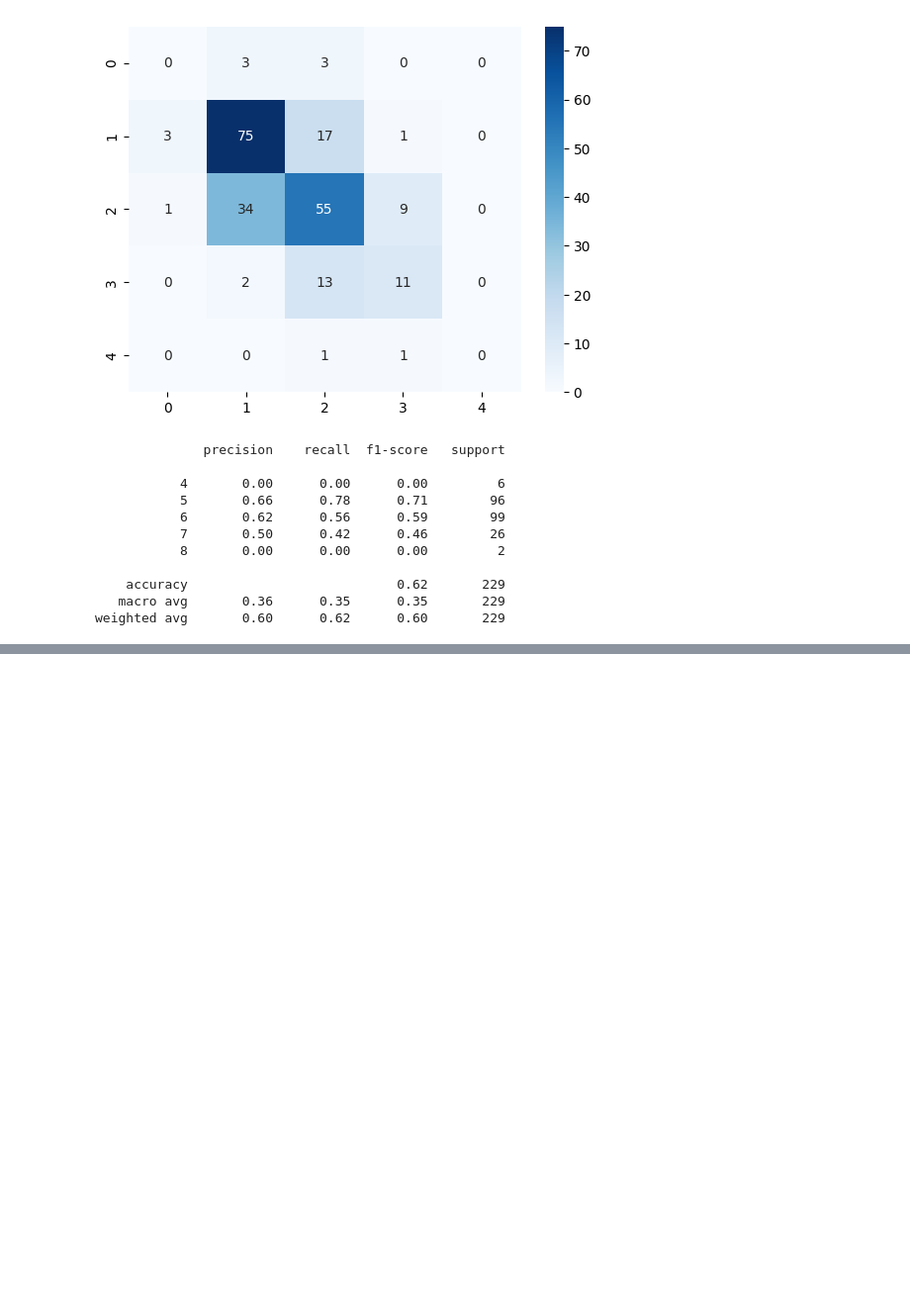
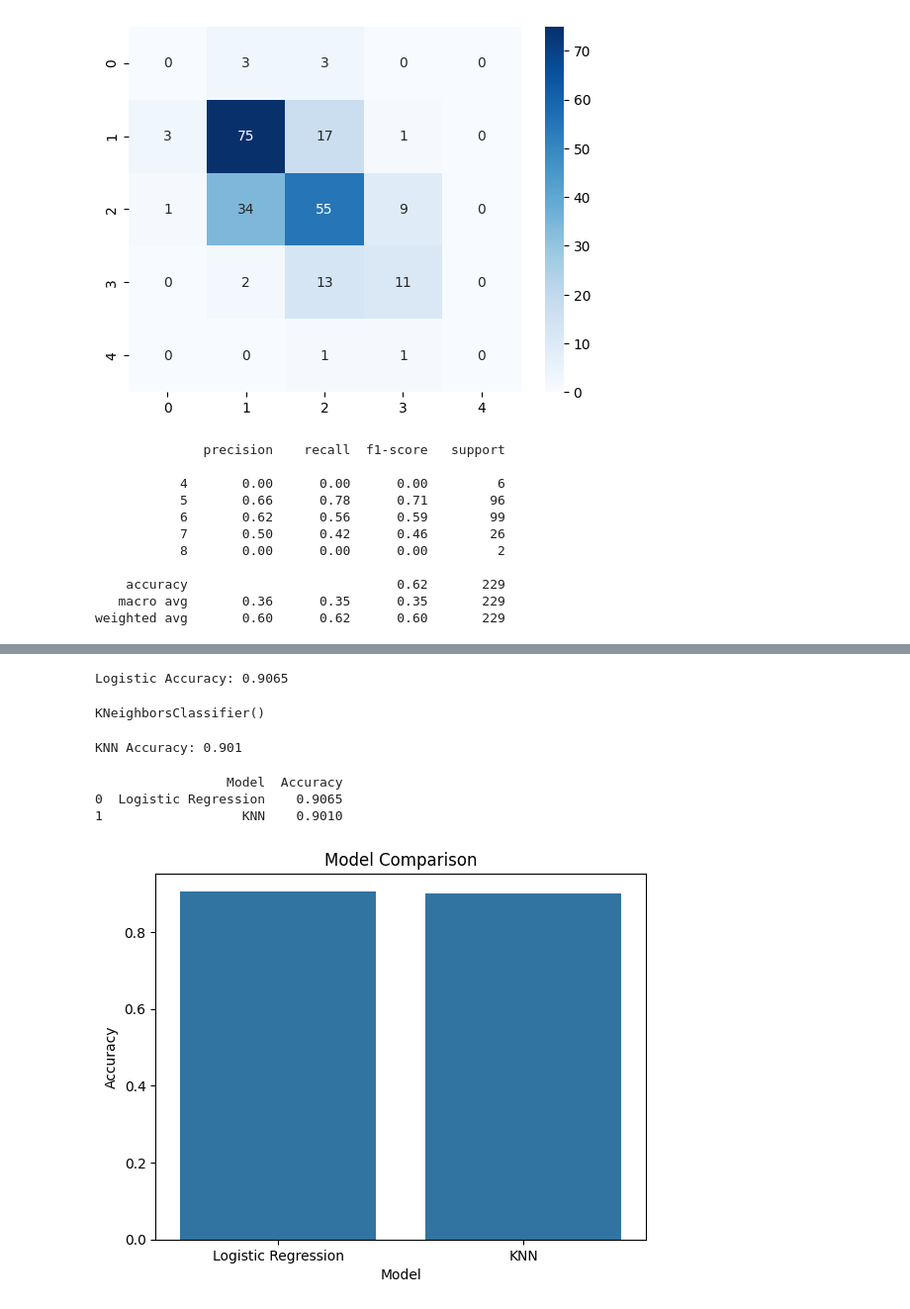
Before and after one commit to Dhyan-Shah/Sparks_AI_ML_Internship, a Jupyter notebook: ML/Practice/ML_Test.ipynb, the cells around one changed output, grey strips where cells are left out. Shown at 99% size. Drawn from its saved outputs; the diff is of its cells as text; code cells hidden in the pictures; blank space fills up the shorter version.

```diff
--- a/ML/Practice/ML_Test.ipynb
+++ b/ML/Practice/ML_Test.ipynb
@@ -1466,0 +1716,51 @@ weighted avg       0.60      0.62      0.60       229
+# %%
+lr_acc = metrics.accuracy_score(y_test, lr_pred)
+
+print("Logistic Accuracy:", lr_acc)
+# %% [output]
+Logistic Accuracy: 0.9065
+# %%
+knn = KNeighborsClassifier(
+    n_neighbors=5
+)
+
+knn.fit(X_train, y_train)
+# %% [output]
+KNeighborsClassifier()
+# %%
+knn_pred = knn.predict(X_test)
+# %%
+knn_acc = metrics.accuracy_score(
+    y_test,
+    knn_pred
+)
+
+print("KNN Accuracy:", knn_acc)
+# %% [output]
+KNN Accuracy: 0.901
+# %%
+comparison = pd.DataFrame({
+
+    'Model': ['Logistic Regression', 'KNN'],
+
+    'Accuracy': [lr_acc, knn_acc]
+
+})
+
+print(comparison)
+# %% [output]
+                 Model  Accuracy
+0  Logistic Regression    0.9065
+1                  KNN    0.9010
+# %%
+sns.barplot(
+    x='Model',
+    y='Accuracy',
+    data=comparison
+)
+
+plt.title("Model Comparison")
+
+plt.show()
+# %% [output]
+[figure, added]
```
Also changed, not shown: parts of 49 cells of this notebook, 1 other file.
